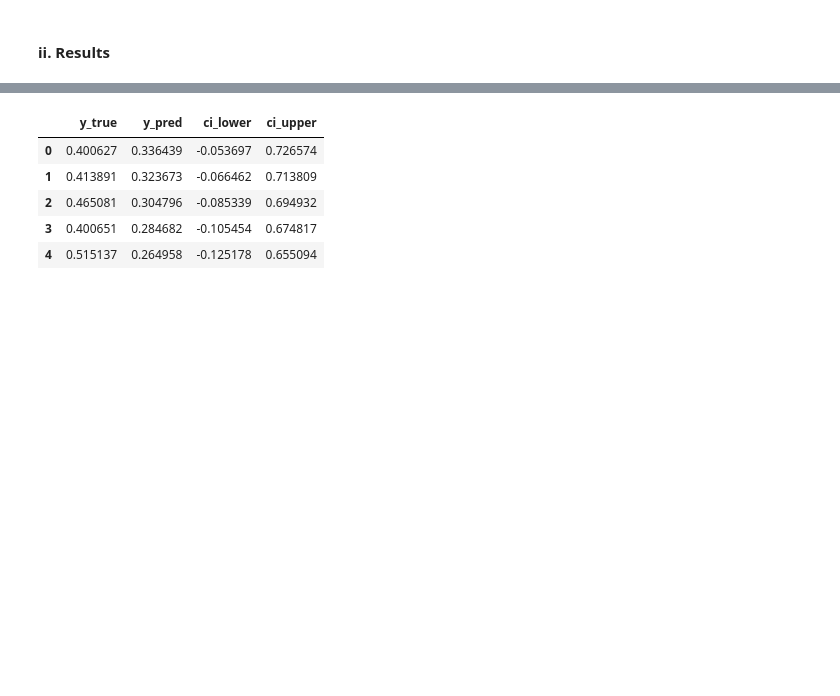
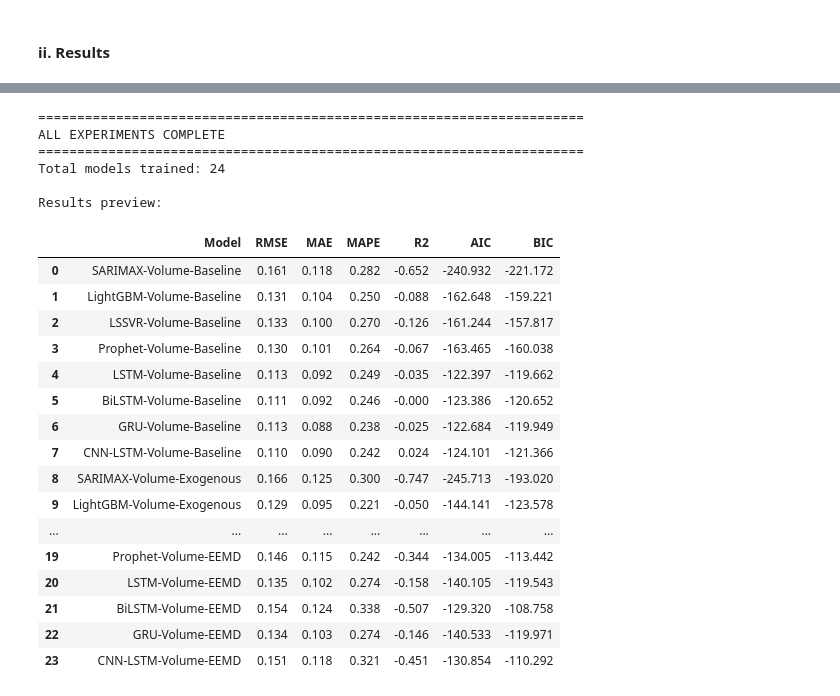
Before and after one commit to MahlatsiM/HonoursResearch, a Jupyter notebook: Cars_Model_Building.ipynb, the cells around one changed output, grey strips where cells are left out. Drawn from its saved outputs; the diff is of its cells as text; code cells hidden in the pictures; blank space fills up the shorter version.

```diff
--- a/Cars_Model_Building.ipynb
+++ b/Cars_Model_Building.ipynb
@@ -1103,23 +1365,29 @@ All Volume forecast results have been saved in the 'forecast_results' folder.
 # %% [markdown]
 #### i. Model Training
 # %%
-# === volume Experiments (Baseline, Exogenous, EEMD) ===
+# === Volume Experiments (Baseline, Exogenous, EEMD) ===
+
 results = []
 volume_pred_dfs = {}
-
 
 # ------------------------------------------------------
 # 1. Baseline (lags only)
 # ------------------------------------------------------
-baseline_results, baseline_dfs, baseline_models= run_all_models(
+print("\n" + "="*70)
+print("EXPERIMENT 1/3: BASELINE (Lags Only)")
+print("="*70)
+
+baseline_results, baseline_dfs, baseline_models = run_all_models(
     y2_train_lagged, y2_test_lagged,
-    X_train=X2_train_lagged[["Volume_lag1", "Volume_lag2"]], X_test=X2_test_lagged[["Volume_lag1", "Volume_lag2"]],
+    X_train=X2_train_lagged[["Volume_lag1", "Volume_lag2"]],
+    X_test=X2_test_lagged[["Volume_lag1", "Volume_lag2"]],
     label="Volume-Baseline",
     series_type="volume",
     dl_seq_length=12,
     dl_epochs=100,
     dl_batch_size=32,
-    recursive_ml=True
+    recursive_ml=True,
+    eemd_parts=None  # NO EEMD
 )
 results.extend(baseline_results)
 volume_pred_dfs.update(baseline_dfs)
@@ -1127,6 +1395,10 @@ volume_pred_dfs.update(baseline_dfs)
 # ------------------------------------------------------
 # 2. Exogenous (lags + extra regressors)
 # ------------------------------------------------------
+print("\n" + "="*70)
+print("EXPERIMENT 2/3: EXOGENOUS (Lags + External Features)")
+print("="*70)
+
 exo_results, exo_dfs, exo_models = run_all_models(
     y2_train_lagged, y2_test_lagged,
     X_train=X2_train_lagged,
@@ -1136,7 +1408,8 @@ exo_results, exo_dfs, exo_models = run_all_models(
     dl_seq_length=12,
     dl_epochs=100,
     dl_batch_size=32,
-    recursive_ml=True
+    recursive_ml=True,
+    eemd_parts=None  # NO EEMD
 )
 results.extend(exo_results)
 volume_pred_dfs.update(exo_dfs)
@@ -1144,11 +1417,16 @@ volume_pred_dfs.update(exo_dfs)
 # ------------------------------------------------------
 # 3. EEMD-enhanced (IMFs + residual forecasting)
 # ------------------------------------------------------
+print("\n" + "="*70)
+print("EXPERIMENT 3/3: EEMD (Decomposition-Based Forecasting)")
+print("="*70)
+
 eemd_model_results, eemd_model_dfs, eemd_models = run_all_models(
     y2_train_lagged, y2_test_lagged,
-    X_train=X2_train_lagged,   # still allow exogenous regressors
+    X_train=X2_train_lagged,
     X_test=X2_test_lagged,
     label="Volume-EEMD",
+    eemd_parts=eemd_results["volume"],  # THIS NOW WORKS!
     series_type="volume",
     dl_seq_length=12,
     dl_epochs=100,
@@ -1248,9 +1457,0 @@ volume_results_df.head()
-# %%
-volume_pred_dfs["GRU-Volume-EEMD"].head()
-# %% [output]
-|  | y_true | y_pred | ci_lower | ci_upper |
-| 0 | 0.400627 | 0.336439 | -0.053697 | 0.726574 |
-| 1 | 0.413891 | 0.323673 | -0.066462 | 0.713809 |
-| 2 | 0.465081 | 0.304796 | -0.085339 | 0.694932 |
-| 3 | 0.400651 | 0.284682 | -0.105454 | 0.674817 |
-| 4 | 0.515137 | 0.264958 | -0.125178 | 0.655094 |
@@ -1264 +1458,38 @@ display(comparison_tables["RMSE"])
+# %%
+# ------------------------------------------------------
+# Final results
+# ------------------------------------------------------
+
+volume_results_df = pd.DataFrame(results)
+
+print("\n" + "="*70)
+print("ALL EXPERIMENTS COMPLETE")
+print("="*70)
+print(f"Total models trained: {len(volume_results_df)}")
+print(f"\nResults preview:")
+volume_results_df
+# %% [output]
+======================================================================
+ALL EXPERIMENTS COMPLETE
+======================================================================
+Total models trained: 24
+
+Results preview:
+|  | Model | RMSE | MAE | MAPE | R2 | AIC | BIC |
+| 0 | SARIMAX-Volume-Baseline | 0.161 | 0.118 | 0.282 | -0.652 | -240.932 | -221.172 |
+| 1 | LightGBM-Volume-Baseline | 0.131 | 0.104 | 0.250 | -0.088 | -162.648 | -159.221 |
+| 2 | LSSVR-Volume-Baseline | 0.133 | 0.100 | 0.270 | -0.126 | -161.244 | -157.817 |
+| 3 | Prophet-Volume-Baseline | 0.130 | 0.101 | 0.264 | -0.067 | -163.465 | -160.038 |
+| 4 | LSTM-Volume-Baseline | 0.113 | 0.092 | 0.249 | -0.035 | -122.397 | -119.662 |
+| 5 | BiLSTM-Volume-Baseline | 0.111 | 0.092 | 0.246 | -0.000 | -123.386 | -120.652 |
+| 6 | GRU-Volume-Baseline | 0.113 | 0.088 | 0.238 | -0.025 | -122.684 | -119.949 |
+| 7 | CNN-LSTM-Volume-Baseline | 0.110 | 0.090 | 0.242 | 0.024 | -124.101 | -121.366 |
+| 8 | SARIMAX-Volume-Exogenous | 0.166 | 0.125 | 0.300 | -0.747 | -245.713 | -193.020 |
+| 9 | LightGBM-Volume-Exogenous | 0.129 | 0.095 | 0.221 | -0.050 | -144.141 | -123.578 |
+| ... | ... | ... | ... | ... | ... | ... | ... |
+| 19 | Prophet-Volume-EEMD | 0.146 | 0.115 | 0.242 | -0.344 | -134.005 | -113.442 |
+| 20 | LSTM-Volume-EEMD | 0.135 | 0.102 | 0.274 | -0.158 | -140.105 | -119.543 |
+| 21 | BiLSTM-Volume-EEMD | 0.154 | 0.124 | 0.338 | -0.507 | -129.320 | -108.758 |
+| 22 | GRU-Volume-EEMD | 0.134 | 0.103 | 0.274 | -0.146 | -140.533 | -119.971 |
+| 23 | CNN-LSTM-Volume-EEMD | 0.151 | 0.118 | 0.321 | -0.451 | -130.854 | -110.292 |
 # %%
```
Also changed, not shown: parts of 19 cells of this notebook, 2 other files.
